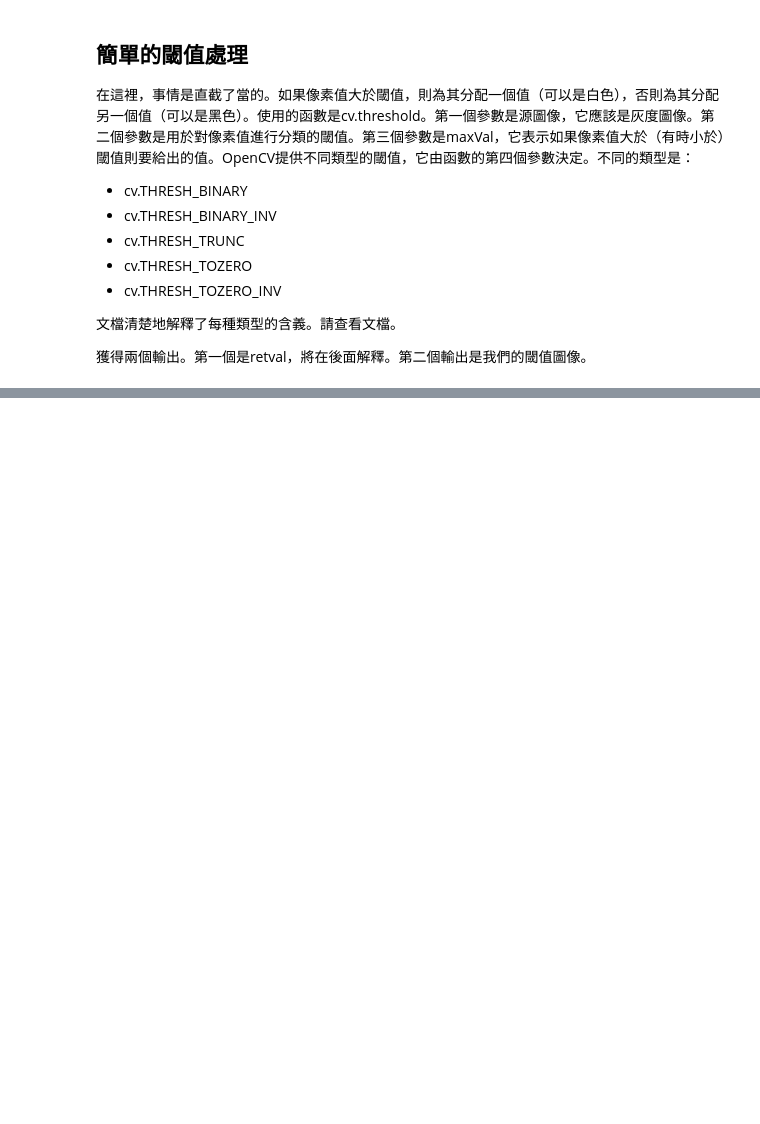
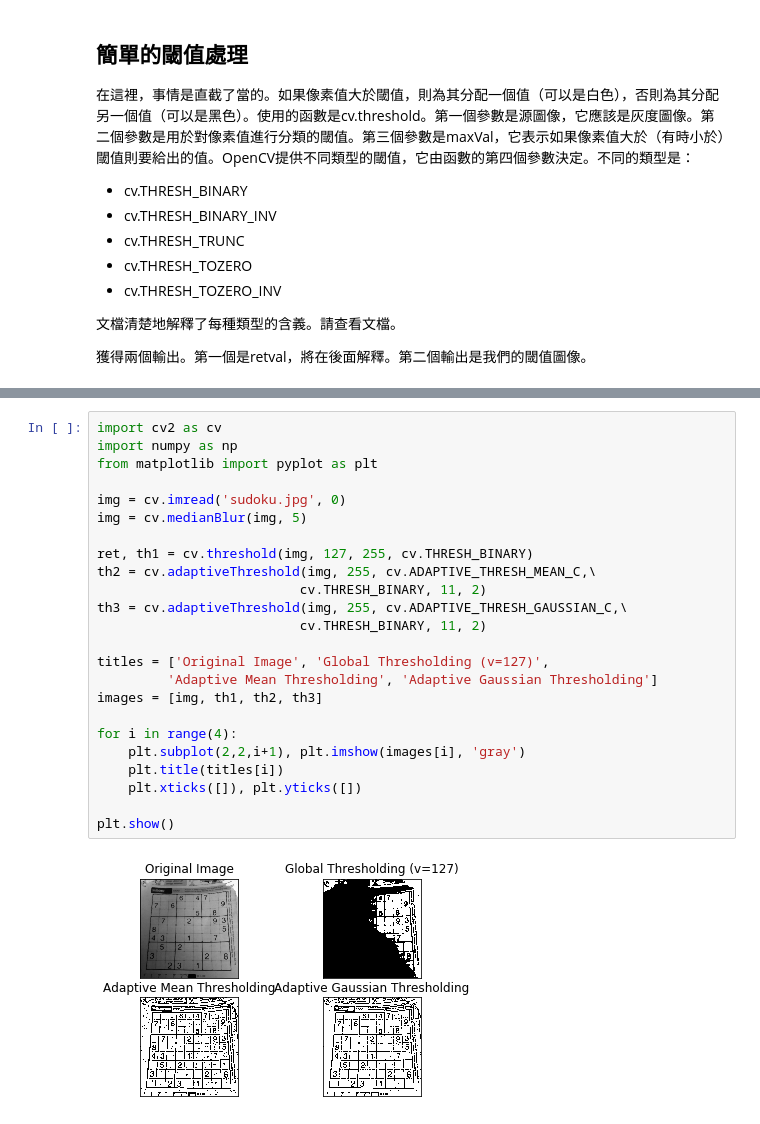
Before and after one commit to phcwj/OpenCV_Study, a Jupyter notebook: OpenCV_study.ipynb, the cells around one changed output, grey strips where cells are left out. Cells and saved outputs as stored; diff of their text form; blank space fills up the shorter version.

```diff
--- a/OpenCV_study.ipynb
+++ b/OpenCV_study.ipynb
@@ -899,0 +925,26 @@ ret, thresh5 = cv.threshold(img, 127, 255, cv.THRESH_TOZERO_INV)
+# %%
+import cv2 as cv
+import numpy as np
+from matplotlib import pyplot as plt
+
+img = cv.imread('sudoku.jpg', 0)
+img = cv.medianBlur(img, 5)
+
+ret, th1 = cv.threshold(img, 127, 255, cv.THRESH_BINARY)
+th2 = cv.adaptiveThreshold(img, 255, cv.ADAPTIVE_THRESH_MEAN_C,\
+                          cv.THRESH_BINARY, 11, 2)
+th3 = cv.adaptiveThreshold(img, 255, cv.ADAPTIVE_THRESH_GAUSSIAN_C,\
+                          cv.THRESH_BINARY, 11, 2)
+
+titles = ['Original Image', 'Global Thresholding (v=127)',
+         'Adaptive Mean Thresholding', 'Adaptive Gaussian Thresholding']
+images = [img, th1, th2, th3]
+
+for i in range(4):
+    plt.subplot(2,2,i+1), plt.imshow(images[i], 'gray')
+    plt.title(titles[i])
+    plt.xticks([]), plt.yticks([])
+
+plt.show()
+# %% [output]
+[figure, added]
```
Also changed, not shown: parts of 40 cells of this notebook, 10 other files.
